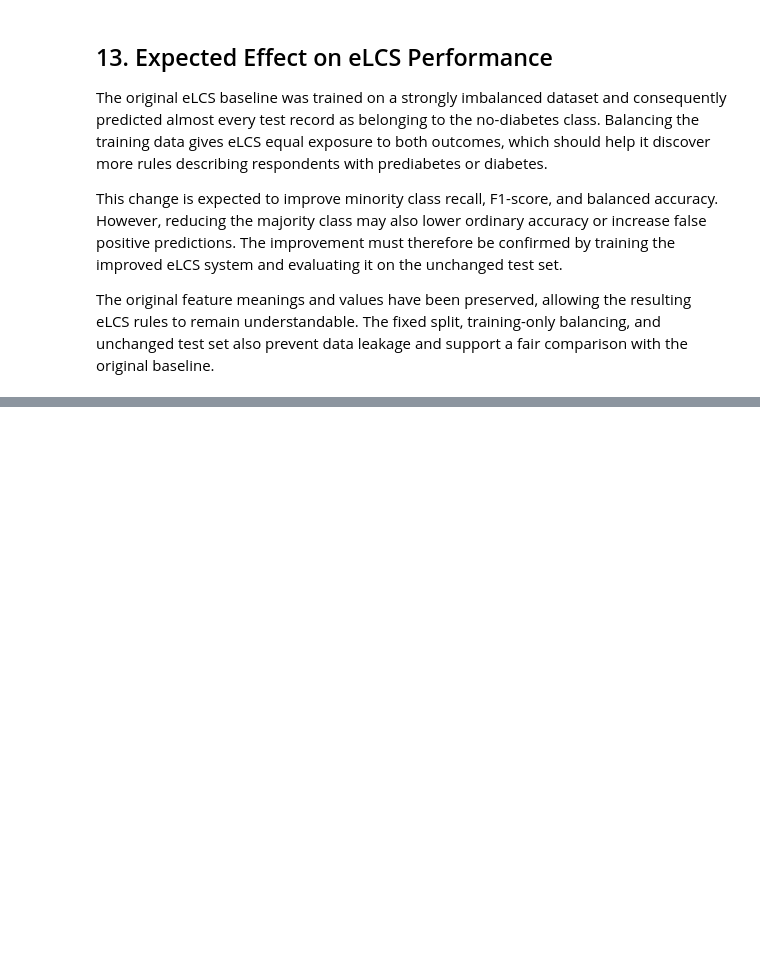
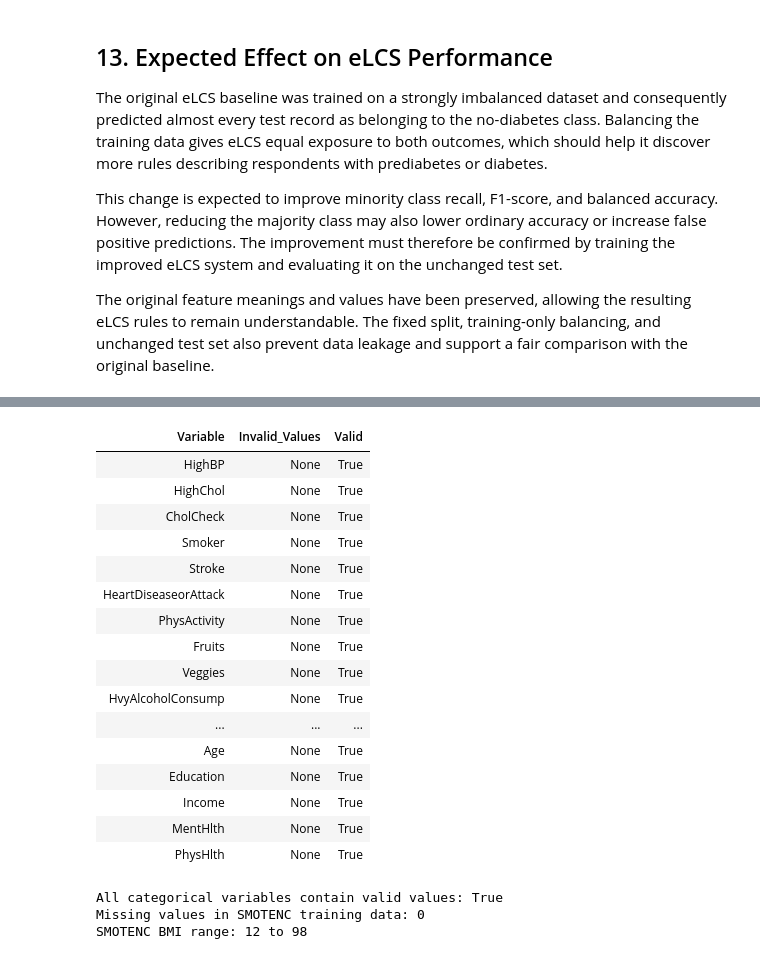
Before and after one commit to ikhalf0/Data_Engineering_and_Ai, a Jupyter notebook: notebooks/05_data_preprocessing_feature_engineering.ipynb, the cells around one changed output, grey strips where cells are left out. Saved outputs shown, nothing was run; the diff lists cells and outputs as text; code cells hidden in the pictures; blank space fills up the shorter version.

Commit message:
Add SMOTENC preprocessing as secondary imbalance comparison

```diff
--- a/notebooks/05_data_preprocessing_feature_engineering.ipynb
+++ b/notebooks/05_data_preprocessing_feature_engineering.ipynb
@@ -547,0 +601,56 @@ The original feature meanings and values have been preserved, allowing the resul
+# %%
+smotenc_validity_results = []
+
+for column in categorical_columns:
+    original_values = set(X_train[column].unique())
+    smotenc_values = set(X_train_smotenc[column].unique())
+    invalid_values = smotenc_values - original_values
+
+    smotenc_validity_results.append({
+        "Variable": column,
+        "Invalid_Values": (
+            sorted(invalid_values)
+            if invalid_values
+            else "None"
+        ),
+        "Valid": len(invalid_values) == 0
+    })
+
+smotenc_validity_summary = pd.DataFrame(smotenc_validity_results)
+
+display(smotenc_validity_summary.style.hide(axis="index"))
+
+print(
+    "All categorical variables contain valid values:",
+    smotenc_validity_summary["Valid"].all())
+
+print(
+    "Missing values in SMOTENC training data:",
+    X_train_smotenc.isna().sum().sum())
+
+print(
+    "SMOTENC BMI range:",
+    round(X_train_smotenc["BMI"].min(), 2),
+    "to",
+    round(X_train_smotenc["BMI"].max(), 2))
+# %% [output]
+| Variable | Invalid_Values | Valid |
+| HighBP | None | True |
+| HighChol | None | True |
+| CholCheck | None | True |
+| Smoker | None | True |
+| Stroke | None | True |
+| HeartDiseaseorAttack | None | True |
+| PhysActivity | None | True |
+| Fruits | None | True |
+| Veggies | None | True |
+| HvyAlcoholConsump | None | True |
+| ... | ... | ... |
+| Age | None | True |
+| Education | None | True |
+| Income | None | True |
+| MentHlth | None | True |
+| PhysHlth | None | True |
+All categorical variables contain valid values: True
+Missing values in SMOTENC training data: 0
+SMOTENC BMI range: 12 to 98
```
Also changed, not shown: parts of 4 cells of this notebook, 2 other files.
